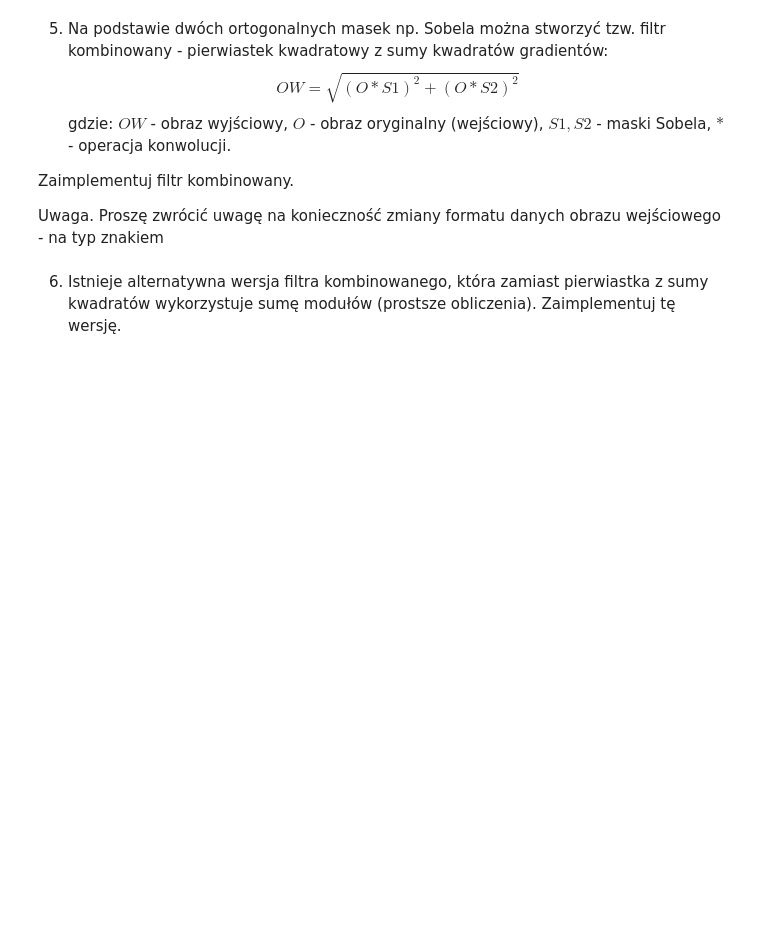
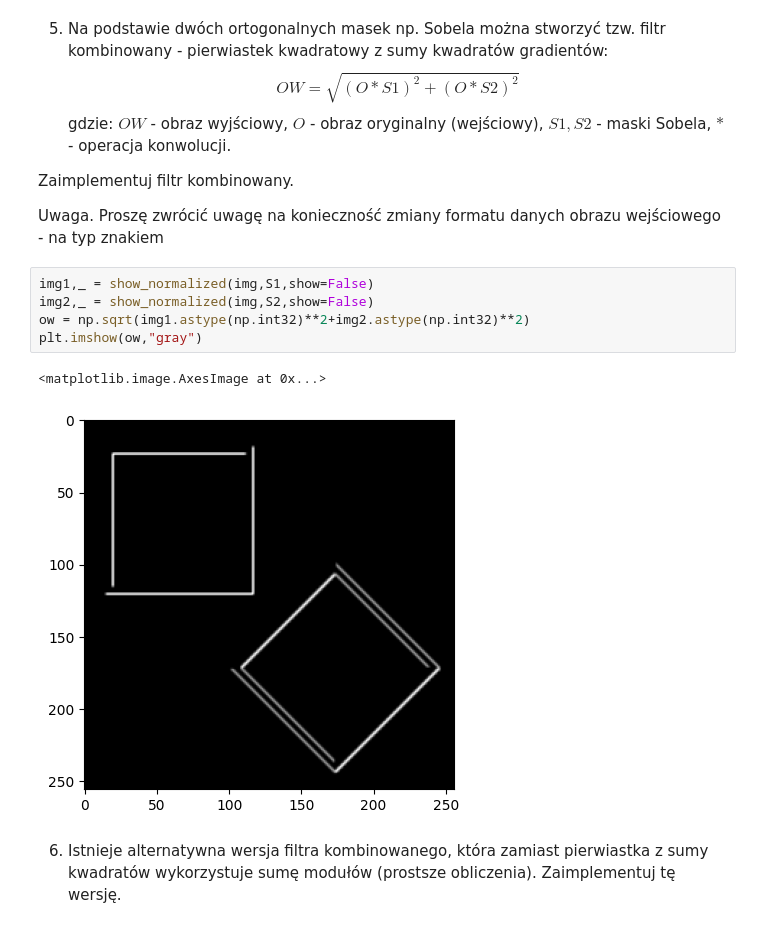
Before and after one commit to kpiotr6/WDCPO, a Jupyter notebook: lab6/06_context.ipynb, the cells around one changed output. Cells and saved outputs as stored; diff of their text form; blank space fills up the shorter version.

```diff
--- a/lab6/06_context.ipynb
+++ b/lab6/06_context.ipynb
@@ -283,6 +346,14 @@ gdzie:  $OW$ - obraz wyjściowy, $O$ - obraz oryginalny (wejściowy), $S1,S2$ -
 Zaimplementuj filtr kombinowany.
 
 Uwaga. Proszę zwrócić uwagę na konieczność zmiany formatu danych obrazu wejściowego - na typ znakiem
+# %%
+img1,_ = show_normalized(img,S1,show=False)
+img2,_ = show_normalized(img,S2,show=False)
+ow = np.sqrt(img1.astype(np.int32)**2+img2.astype(np.int32)**2)
+plt.imshow(ow,"gray")
+# %% [output]
+<matplotlib.image.AxesImage at 0x...>
+[figure, added]
 # %% [markdown]
 6. Istnieje alternatywna wersja filtra kombinowanego, która zamiast pierwiastka z sumy kwadratów wykorzystuje sumę modułów (prostsze obliczenia).
 Zaimplementuj tę wersję.
```
Also changed, not shown: parts of 7 cells of this notebook, 1 other file.
